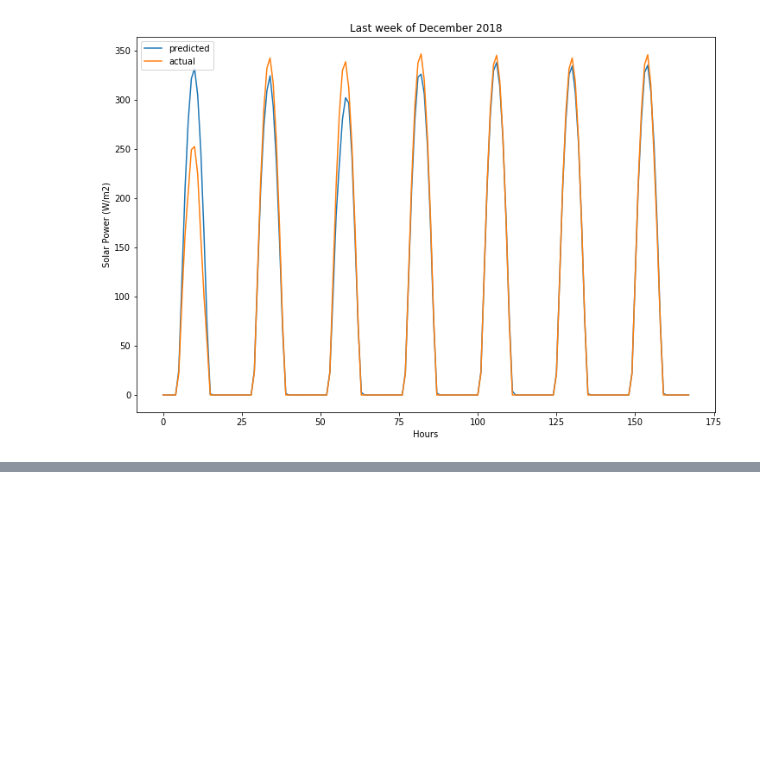
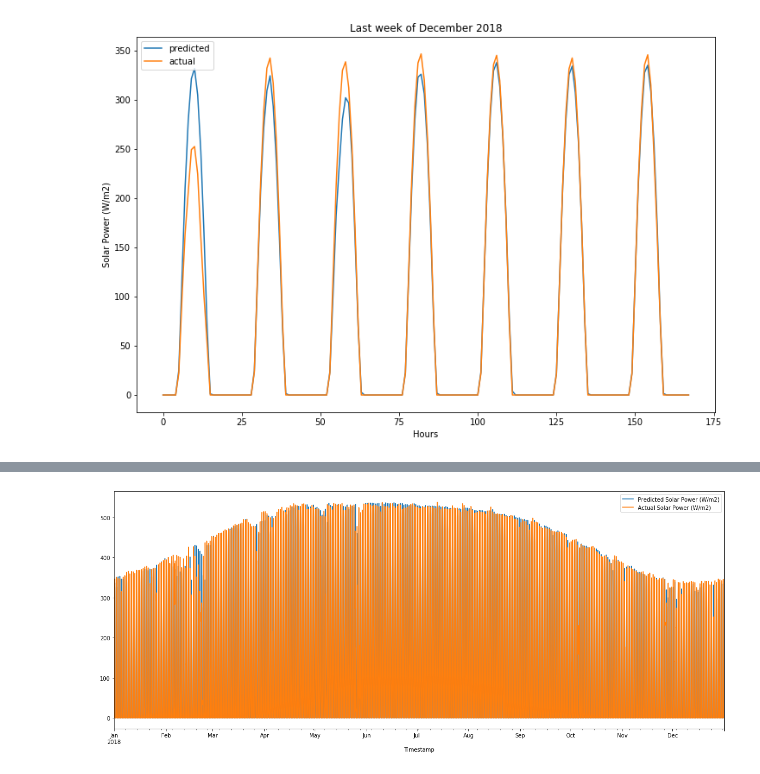
Before and after one commit to davidrpugh/junctionx-kaust-2019, a Jupyter notebook: notebooks/predicting-solar-power-at-neom.ipynb, the cells around one changed output, grey strips where cells are left out. Cells and saved outputs as stored; diff of their text form; code cells hidden in the pictures; blank space fills up the shorter version.

```diff
--- a/notebooks/predicting-solar-power-at-neom.ipynb
+++ b/notebooks/predicting-solar-power-at-neom.ipynb
@@ -585,7 +585,7 @@ random_forest_randomized_search = model_selection.RandomizedSearchCV(
     scoring="neg_mean_squared_error",
     random_state=_prng,
     n_iter=10,
-    cv=_cv,
+    cv=8,
     n_jobs=2,
     verbose=10
 )
@@ -676,5 +676,5 @@ np.sqrt(metrics.mean_squared_error(testing_target, lasso_regression_predictions)
 # %%
 # random forest wins!
-random_forest_predictions = random_forest_randomized_search.predict(testing_features)
+random_forest_predictions = random_forest_randomized_search.predict(transformed_testing_features)
 np.sqrt(metrics.mean_squared_error(testing_target, random_forest_predictions))
 # %% [output]
@@ -696,3 +696,8 @@ ax.set_xlabel("Hours")
 # %% [output]
 Text(0.5, 0, 'Hours')
 [figure]
+# %%
+submission = (pd.DataFrame.from_dict({"Timestamp": pd.date_range("2018-01-01", end="2018-12-31 23:00:00", freq="H"),
+                                     "Predicted Solar Power (W/m2)": random_forest_predictions.flatten(),
+                                     "Actual Solar Power (W/m2)": testing_target.values.flatten()})
+                          .set_index("Timestamp", inplace=False))
@@ -698,0 +714,5 @@ Text(0.5, 0, 'Hours')
+# %%
+fig, ax = plt.subplots(1, 1, figsize=(20, 8))
+_ = submission.plot(ax=ax)
+# %% [output]
+[figure, added]
```
Also changed, not shown: parts of 14 cells of this notebook.
